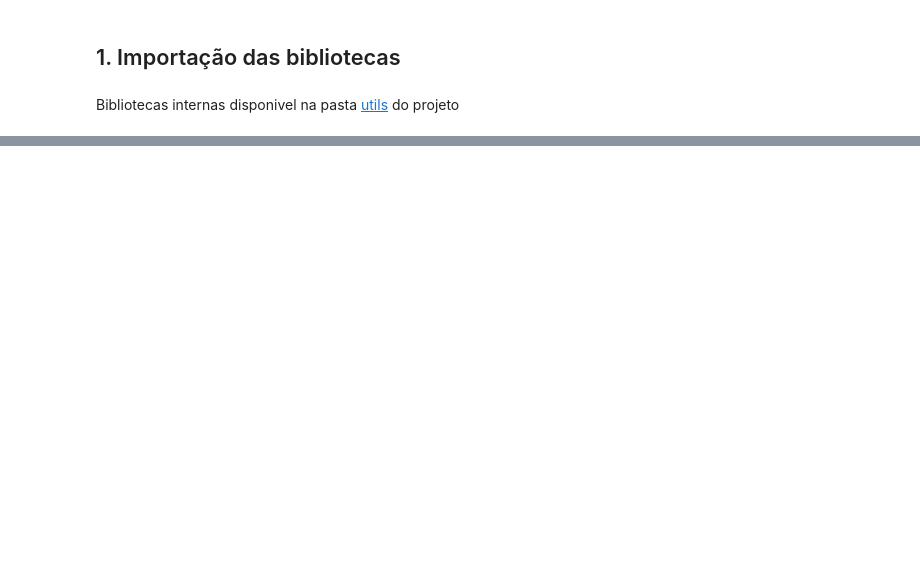
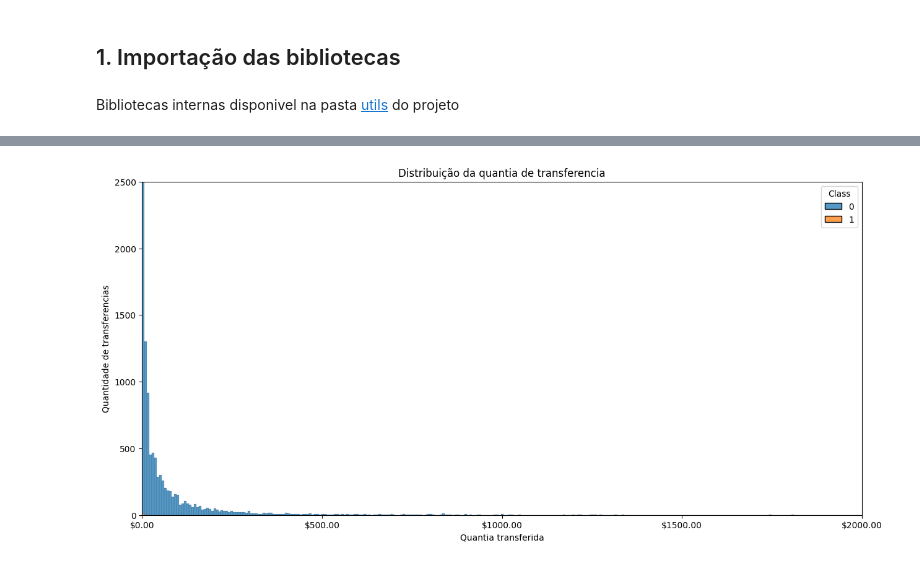
Before and after one commit to Gustavo-michel/Credit-Card-Fraud-Detection, a Jupyter notebook: notebooks/main.ipynb, the cells around one changed output, grey strips where cells are left out. Drawn from its saved outputs; the diff is of its cells as text; code cells hidden in the pictures; blank space fills up the shorter version.

```diff
--- a/notebooks/main.ipynb
+++ b/notebooks/main.ipynb
@@ -40,0 +212,17 @@ df.head()
+# %%
+fig, ax = plt.subplots(figsize=(15, 7))
+
+sns.histplot(data=df_graph, x='Amount', hue='Class', multiple='stack')
+ax.set_title('Distribuição da quantia de transferencia')
+ax.set_xlabel('Quantia transferida')
+ax.set_ylabel('Quantidade de transferencias')
+xticks = [0, 500, 1000, 1500, 2000]
+xlabels = [f'\\${x:1.2f}' for x in xticks]
+ax.set_xticks(xticks, labels=xlabels)
+ax.set_xlim(0, 2000)
+ax.set_ylim(0, 2500)
+
+plt.savefig('img/Distribuição da quantia de transferencia.png')
+plt.show()
+# %% [output]
+[figure, added]
```
Also changed, not shown: parts of 43 cells of this notebook, 7 other files.
